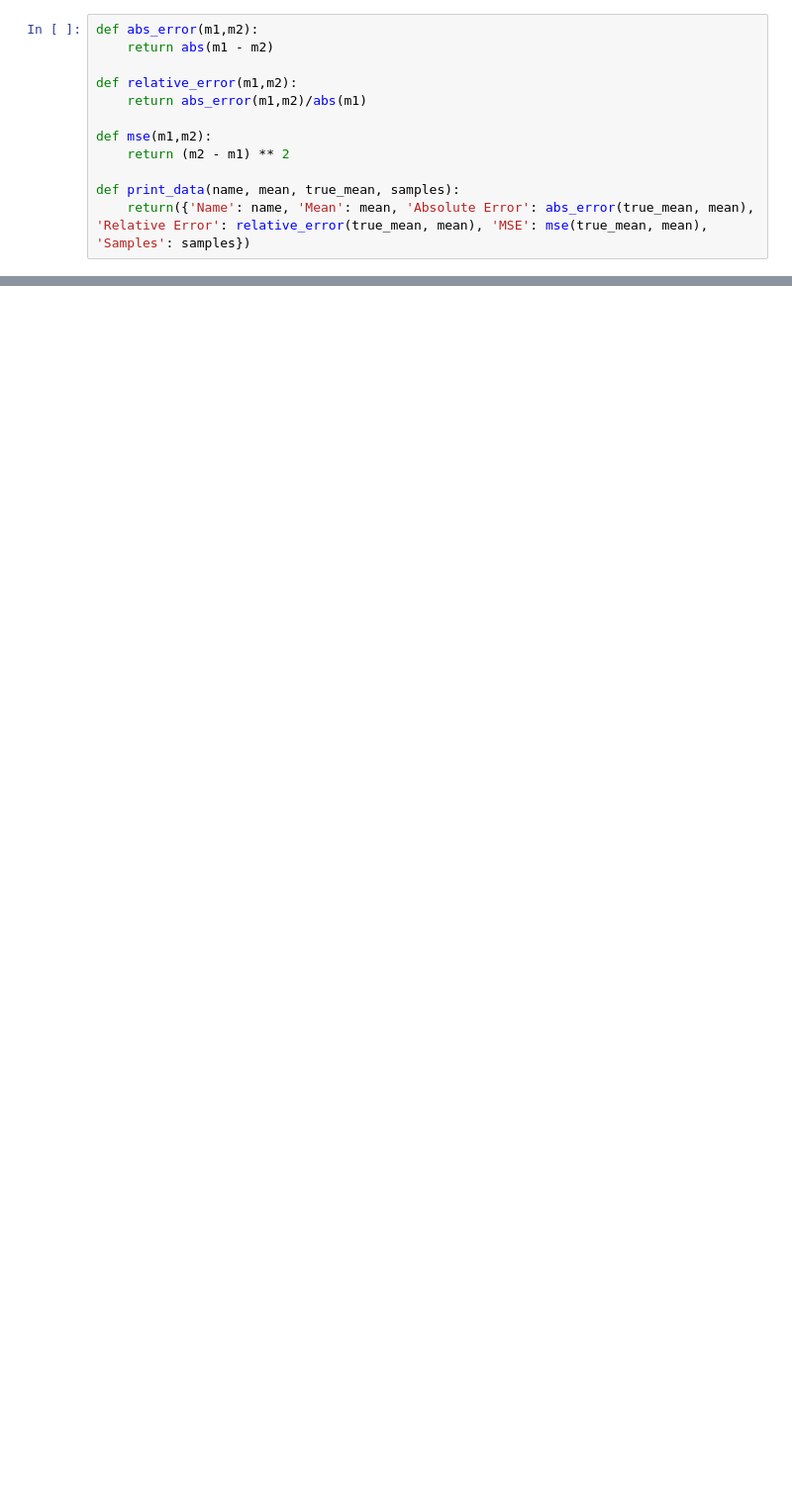
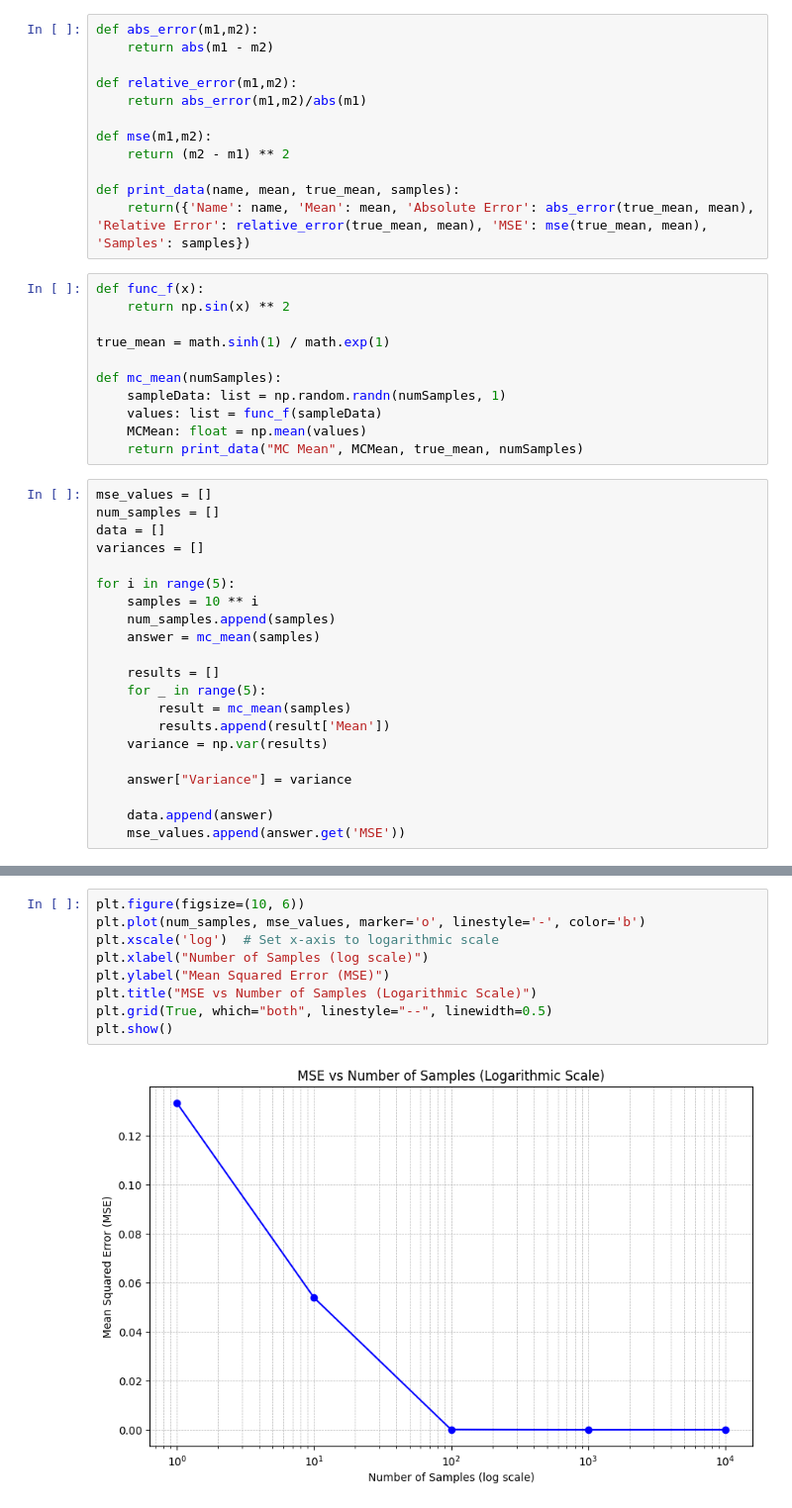
Before and after one commit to DanielVenter/MSci-Dissertation, a Jupyter notebook: Number of Simulations Experiment/NumberofSimulationsExperiment.ipynb, the cells around one changed output, grey strips where cells are left out. Shown at 99% size. Cells and saved outputs as stored; diff of their text form; blank space fills up the shorter version.

```diff
--- a/Number of Simulations Experiment/NumberofSimulationsExperiment.ipynb
+++ b/Number of Simulations Experiment/NumberofSimulationsExperiment.ipynb
@@ -49,3 +17,35 @@ def mse(m1,m2):
 
 def print_data(name, mean, true_mean, samples):
     return({'Name': name, 'Mean': mean, 'Absolute Error': abs_error(true_mean, mean), 'Relative Error': relative_error(true_mean, mean), 'MSE': mse(true_mean, mean), 'Samples': samples})
+# %%
+def func_f(x):
+    return np.sin(x) ** 2
+
+true_mean = math.sinh(1) / math.exp(1)
+
+def mc_mean(numSamples):
+    sampleData: list = np.random.randn(numSamples, 1)
+    values: list = func_f(sampleData)
+    MCMean: float = np.mean(values)
+    return print_data("MC Mean", MCMean, true_mean, numSamples)
+# %%
+mse_values = []
+num_samples = []
+data = []
+variances = []
+
+for i in range(5):
+    samples = 10 ** i
+    num_samples.append(samples)
+    answer = mc_mean(samples)
+
+    results = []
+    for _ in range(5):
+        result = mc_mean(samples)
+        results.append(result['Mean'])
+    variance = np.var(results)
+
+    answer["Variance"] = variance
+
+    data.append(answer)
+    mse_values.append(answer.get('MSE'))
@@ -51,0 +70,11 @@ def print_data(name, mean, true_mean, samples):
+# %%
+plt.figure(figsize=(10, 6))
+plt.plot(num_samples, mse_values, marker='o', linestyle='-', color='b')
+plt.xscale('log')  # Set x-axis to logarithmic scale
+plt.xlabel("Number of Samples (log scale)")
+plt.ylabel("Mean Squared Error (MSE)")
+plt.title("MSE vs Number of Samples (Logarithmic Scale)")
+plt.grid(True, which="both", linestyle="--", linewidth=0.5)
+plt.show()
+# %% [output]
+[figure, added]
```
Also changed, not shown: parts of 6 cells of this notebook, 6 other files.
